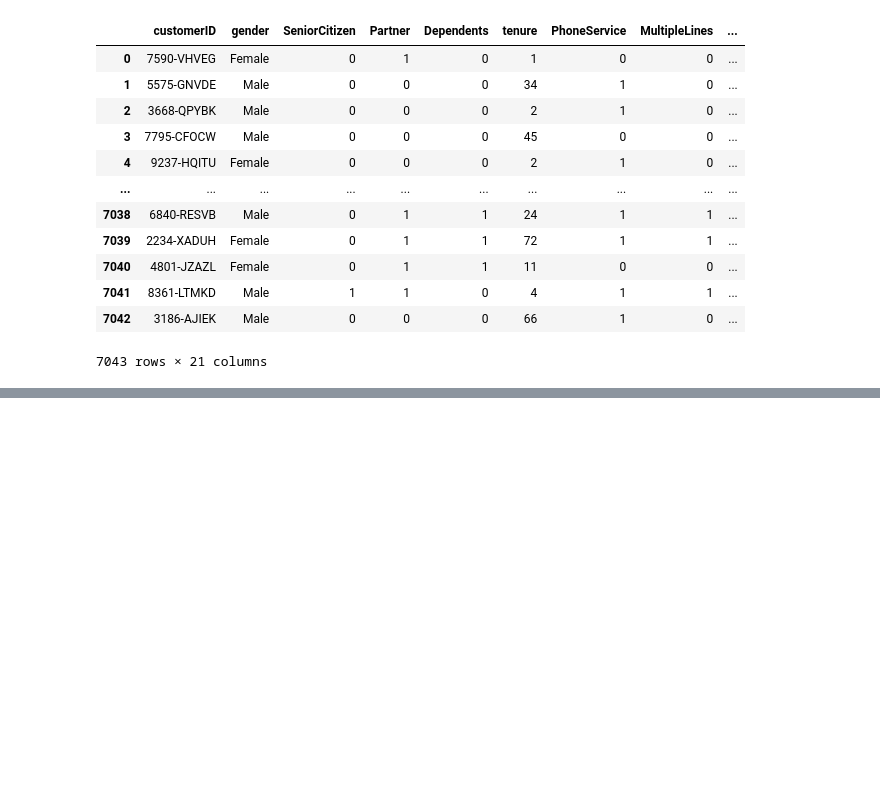
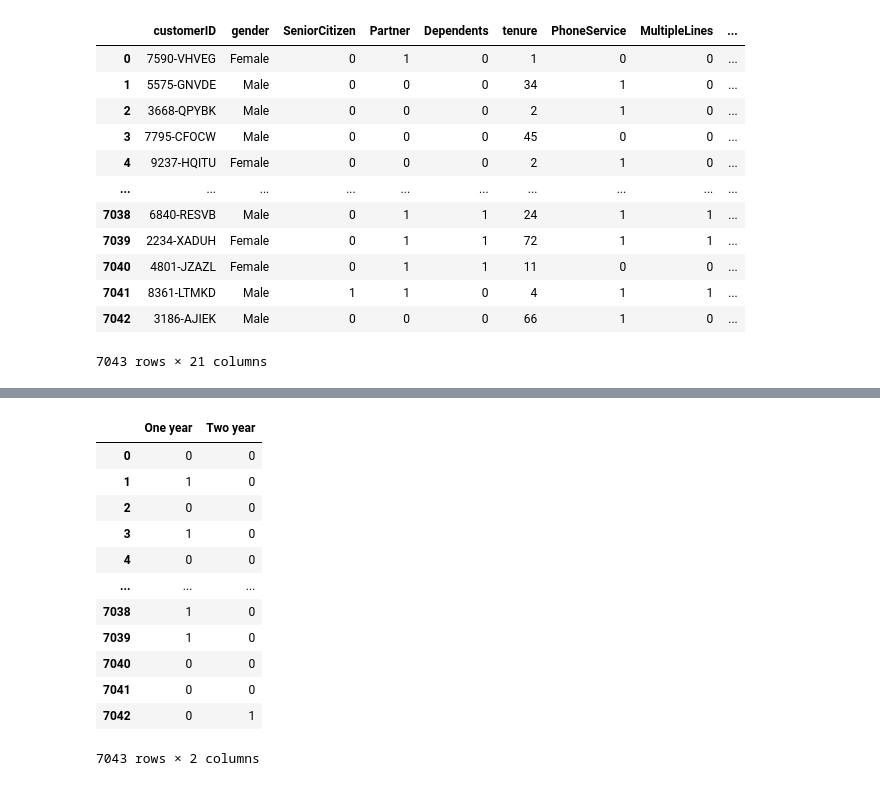
Before and after one commit to SidathSLIIT/ML_Assignment2_IT19037998_IT19513188_IT19062266, a Jupyter notebook: customer_retain_prediction.ipynb, the cells around one changed output, grey strips where cells are left out. Drawn from its saved outputs; the diff is of its cells as text; code cells hidden in the pictures; blank space fills up the shorter version.

```diff
--- a/customer_retain_prediction.ipynb
+++ b/customer_retain_prediction.ipynb
@@ -223,0 +241,17 @@ customer_data
+# %%
+contracts = pd.get_dummies(customer_data['Contract'], drop_first=True)
+contracts
+# %% [output]
+|  | One year | Two year |
+| 0 | 0 | 0 |
+| 1 | 1 | 0 |
+| 2 | 0 | 0 |
+| 3 | 1 | 0 |
+| 4 | 0 | 0 |
+| ... | ... | ... |
+| 7038 | 1 | 0 |
+| 7039 | 1 | 0 |
+| 7040 | 0 | 0 |
+| 7041 | 0 | 0 |
+| 7042 | 0 | 1 |
+7043 rows × 2 columns
```
Also changed, not shown: parts of 7 cells of this notebook.
